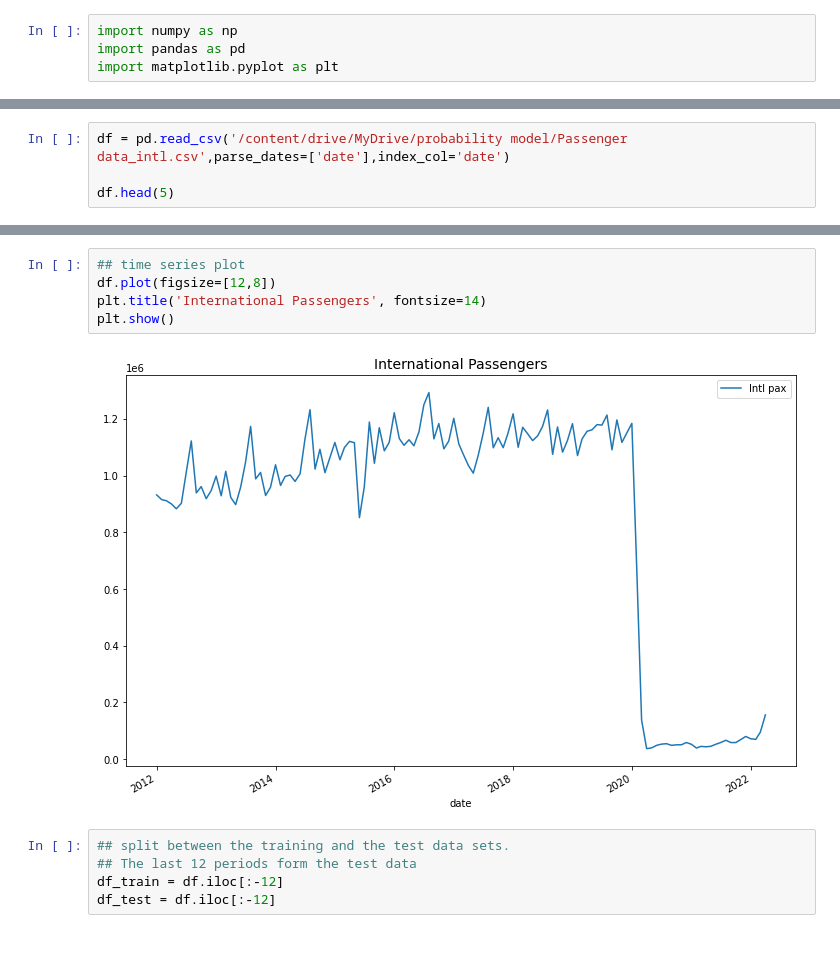
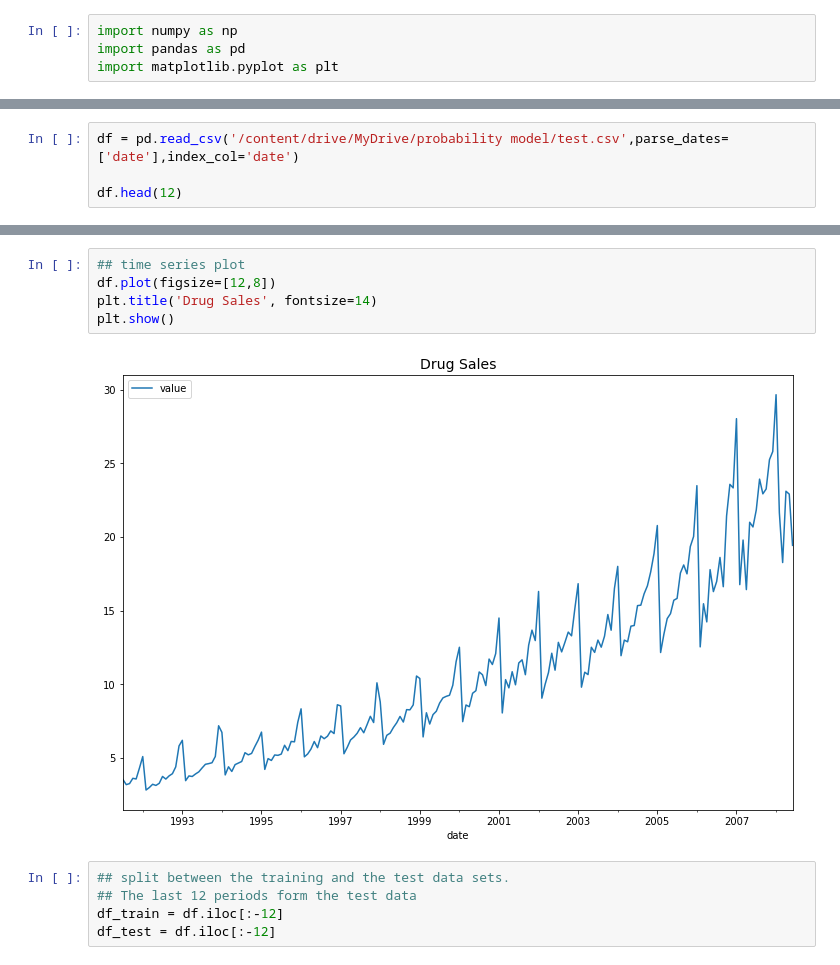
Before and after one commit to sejii93/Probability-Model, a Jupyter notebook: Exponential_Smoothing_test.ipynb, the cells around one changed output, grey strips where cells are left out. Saved outputs shown, nothing was run; the diff lists cells and outputs as text.

```diff
--- a/Exponential_Smoothing_test.ipynb
+++ b/Exponential_Smoothing_test.ipynb
@@ -7,5 +12,5 @@ import matplotlib.pyplot as plt
 # %%
-df = pd.read_csv('/content/drive/MyDrive/probability model/Passenger data_intl.csv',parse_dates=['date'],index_col='date')
+df = pd.read_csv('/content/drive/MyDrive/probability model/test.csv',parse_dates=['date'],index_col='date')
 
-df.head(5)
+df.head(12)
 # %% [output]
@@ -19,10 +31,10 @@ df.head(5)
 # %%
 ## time series plot
 df.plot(figsize=[12,8])
-plt.title('International Passengers', fontsize=14)
+plt.title('Drug Sales', fontsize=14)
 plt.show()
 # %% [output]
-[figure, old version]
+[figure, new version]
 # %%
 ## split between the training and the test data sets.
 ## The last 12 periods form the test data
```
Also changed, not shown: parts of 12 cells of this notebook.
